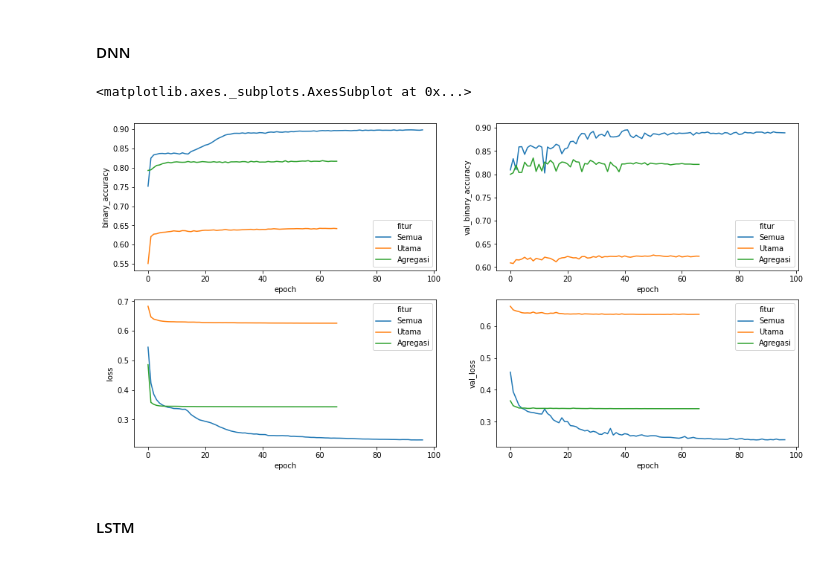
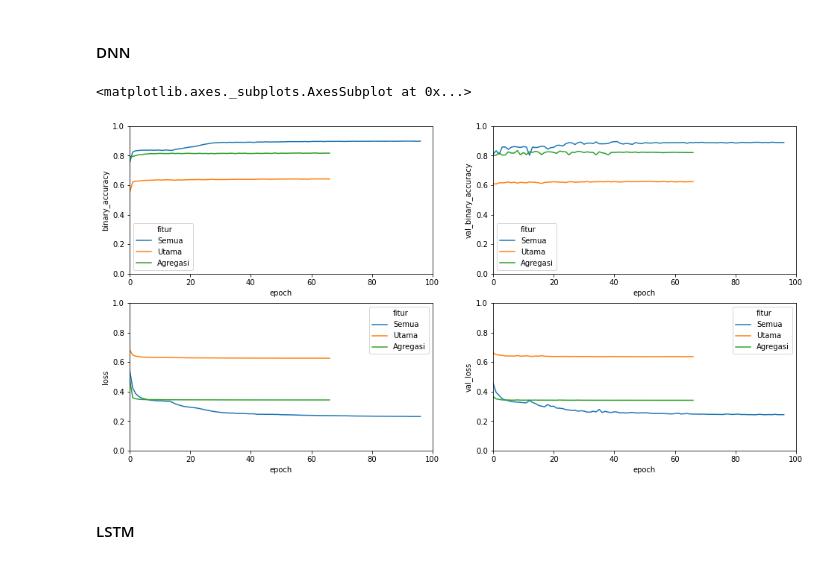
Before and after one commit to Arkoes07/skripsi-machine-learning, a Jupyter notebook: model_evaluation.ipynb, the cells around one changed output. Drawn from its saved outputs; the diff is of its cells as text; code cells hidden in the pictures.

```diff
--- a/model_evaluation.ipynb
+++ b/model_evaluation.ipynb
@@ -33,13 +33,17 @@ df_training_dnn = pd.concat([df_dnn1, df_dnn2, df_dnn3])
 df_training_dnn.reset_index(drop=True, inplace=True)
 # %%
 fig, axis = plt.subplots(2,2, figsize=(16,8))
+for axs in axis:
+    for ax in axs:
+        ax.set_ylim(0,1)
+        ax.set_xlim(0,100)
 sns.lineplot(x='epoch', y='binary_accuracy', hue='fitur', data=df_training_dnn, ax=axis[0,0])
 sns.lineplot(x='epoch', y='val_binary_accuracy', hue='fitur', data=df_training_dnn, ax=axis[0,1])
 sns.lineplot(x='epoch', y='loss', hue='fitur', data=df_training_dnn, ax=axis[1,0])
 sns.lineplot(x='epoch', y='val_loss', hue='fitur', data=df_training_dnn, ax=axis[1,1])
 # %% [output]
 <matplotlib.axes._subplots.AxesSubplot at 0x...>
-[figure, old version]
+[figure, new version]
 # %% [markdown]
 #### LSTM
 # %%
```
Also changed, not shown: parts of 2 cells of this notebook.
